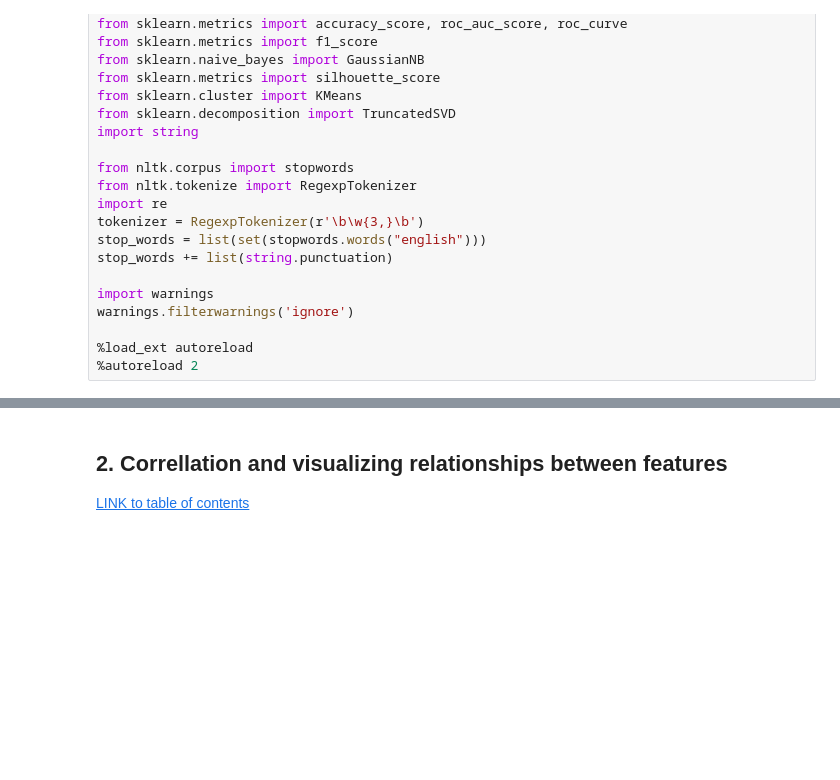
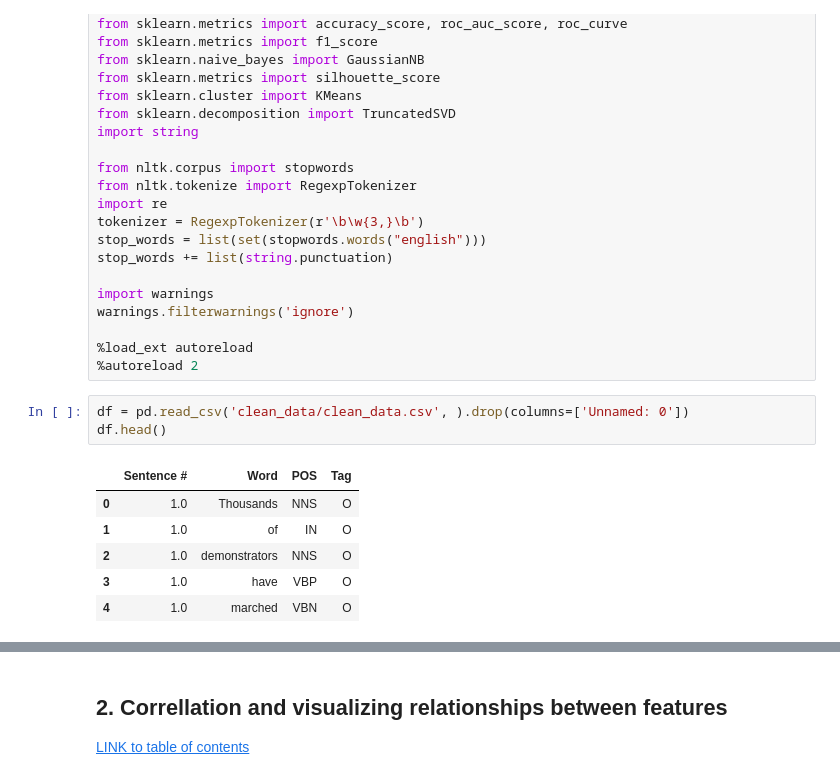
Before and after one commit to Ioana-P/Named_Entity_Recog_project, a Jupyter notebook: 3. EDA.ipynb, the cells around one changed output, grey strips where cells are left out. Saved outputs shown, nothing was run; the diff lists cells and outputs as text; blank space fills up the shorter version.

```diff
--- a/3. EDA.ipynb
+++ b/3. EDA.ipynb
@@ -65,6 +65,16 @@ warnings.filterwarnings('ignore')
 
 %load_ext autoreload
 %autoreload 2
+# %%
+df = pd.read_csv('clean_data/clean_data.csv', ).drop(columns=['Unnamed: 0'])
+df.head()
+# %% [output]
+|  | Sentence # | Word | POS | Tag |
+| 0 | 1.0 | Thousands | NNS | O |
+| 1 | 1.0 | of | IN | O |
+| 2 | 1.0 | demonstrators | NNS | O |
+| 3 | 1.0 | have | VBP | O |
+| 4 | 1.0 | marched | VBN | O |
 # %% [markdown]
 <a id=insp ><a/>
 
```
Also changed, not shown: parts of 8 cells of this notebook, 1 other file.
